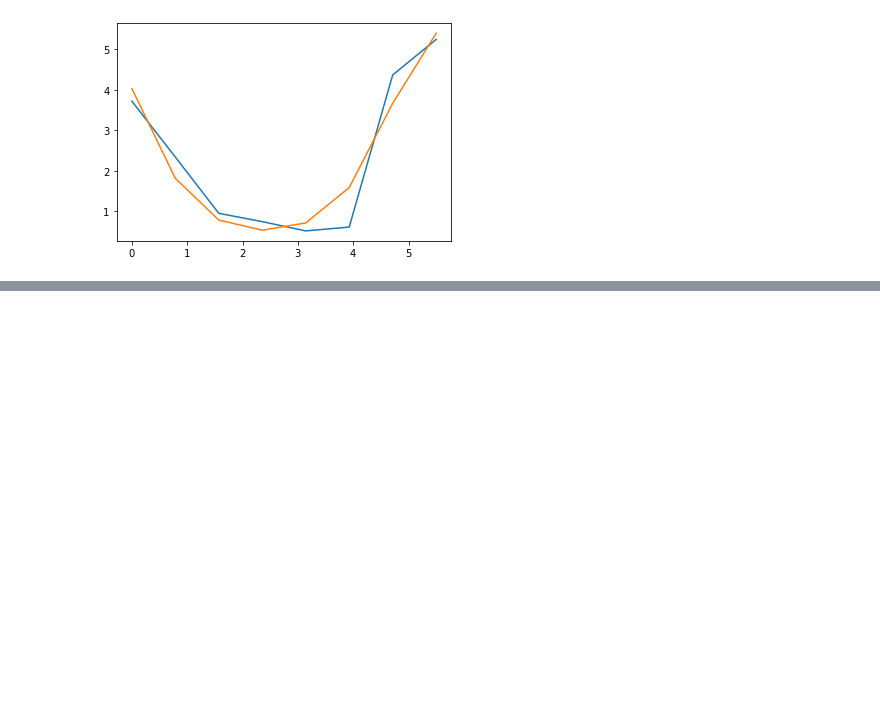
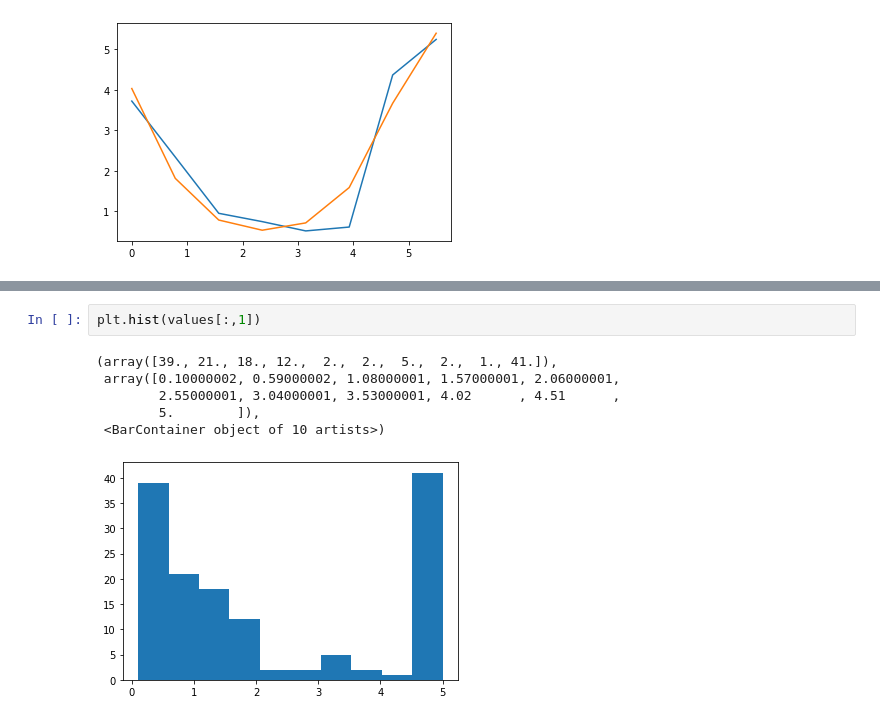
Before and after one commit to CONECT-INT/2022_CENTURI-SummerSchool, a Jupyter notebook: dev/Dataset1_astrid.ipynb, the cells around one changed output, grey strips where cells are left out. Drawn from its saved outputs; the diff is of its cells as text; blank space fills up the shorter version.

```diff
--- a/dev/Dataset1_astrid.ipynb
+++ b/dev/Dataset1_astrid.ipynb
@@ -114,0 +123,9 @@ plot_fitting(0)
+# %%
+plt.hist(values[:,1])
+# %% [output]
+(array([39., 21., 18., 12.,  2.,  2.,  5.,  2.,  1., 41.]),
+ array([0.10000002, 0.59000002, 1.08000001, 1.57000001, 2.06000001,
+        2.55000001, 3.04000001, 3.53000001, 4.02      , 4.51      ,
+        5.        ]),
+ <BarContainer object of 10 artists>)
+[figure, added]
```
Also changed, not shown: parts of 7 cells of this notebook.
